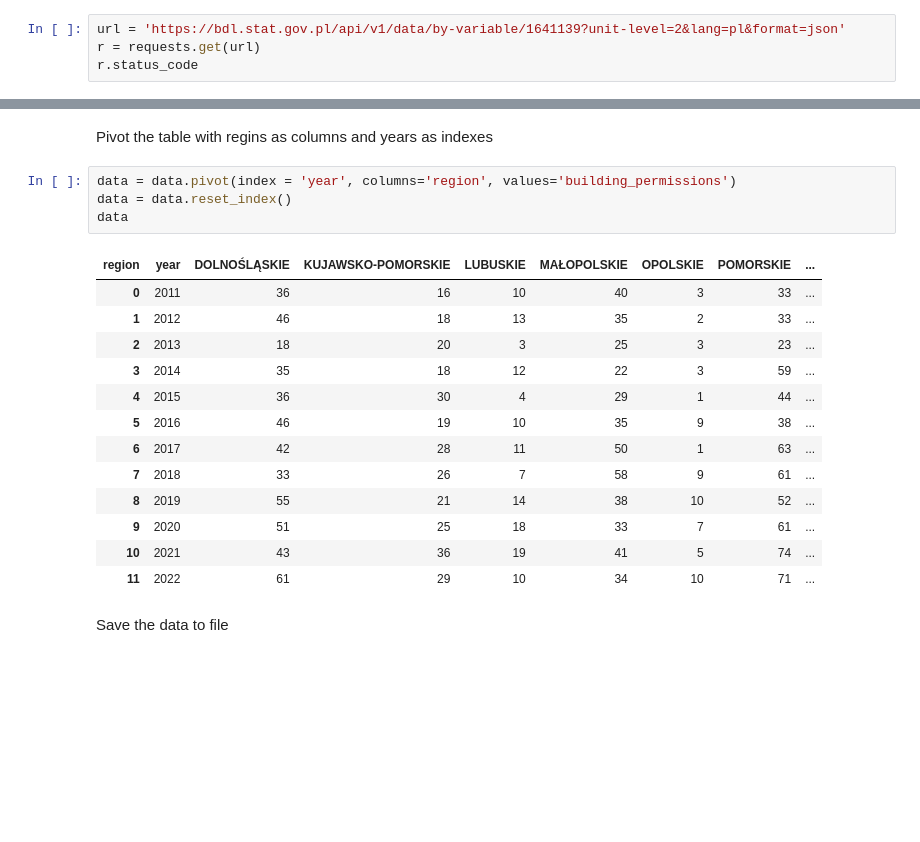
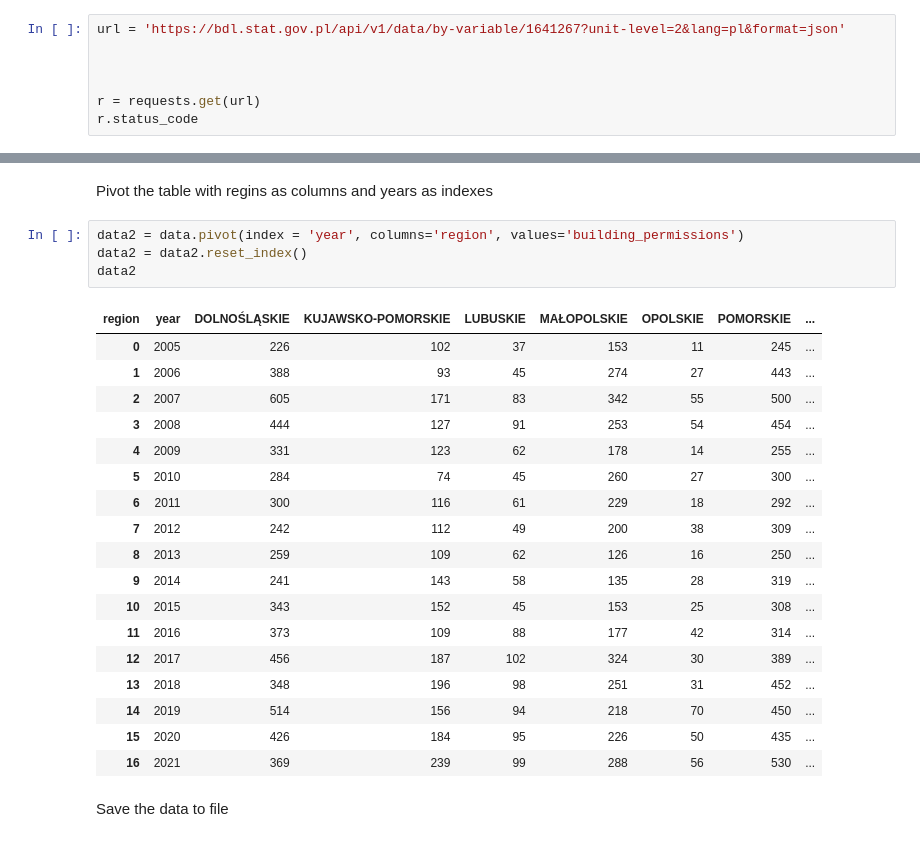
Before and after one commit to tomczykart/housing-market-prediction, a Jupyter notebook: notebooks/import_data.ipynb, the cells around one changed output, grey strips where cells are left out. Cells and saved outputs as stored; diff of their text form; blank space fills up the shorter version.

```diff
--- a/notebooks/import_data.ipynb
+++ b/notebooks/import_data.ipynb
@@ -6,7 +6,10 @@ import requests
 # %% [markdown]
 Lets create a reguest for stat.gov.pl api
 # %%
-url = 'https://bdl.stat.gov.pl/api/v1/data/by-variable/1641139?unit-level=2&lang=pl&format=json'
+url = 'https://bdl.stat.gov.pl/api/v1/data/by-variable/1641267?unit-level=2&lang=pl&format=json'
+
+
+
 r = requests.get(url)
 r.status_code
 # %% [output]
@@ -70,23 +78,28 @@ sns.barplot(data, x=data['year'], y='building_permissions')
 # %% [markdown]
 Pivot the table with regins as columns and years as indexes
 # %%
-data = data.pivot(index = 'year', columns='region', values='building_permissions')
-data = data.reset_index()
-data
+data2 = data.pivot(index = 'year', columns='region', values='building_permissions')
+data2 = data2.reset_index()
+data2
 # %% [output]
 | region | year | DOLNOŚLĄSKIE | KUJAWSKO-POMORSKIE | LUBUSKIE | MAŁOPOLSKIE | OPOLSKIE | POMORSKIE | ... |
-| 0 | 2011 | 36 | 16 | 10 | 40 | 3 | 33 | ... |
-| 1 | 2012 | 46 | 18 | 13 | 35 | 2 | 33 | ... |
-| 2 | 2013 | 18 | 20 | 3 | 25 | 3 | 23 | ... |
-| 3 | 2014 | 35 | 18 | 12 | 22 | 3 | 59 | ... |
-| 4 | 2015 | 36 | 30 | 4 | 29 | 1 | 44 | ... |
-| 5 | 2016 | 46 | 19 | 10 | 35 | 9 | 38 | ... |
-| 6 | 2017 | 42 | 28 | 11 | 50 | 1 | 63 | ... |
-| 7 | 2018 | 33 | 26 | 7 | 58 | 9 | 61 | ... |
-| 8 | 2019 | 55 | 21 | 14 | 38 | 10 | 52 | ... |
-| 9 | 2020 | 51 | 25 | 18 | 33 | 7 | 61 | ... |
-| 10 | 2021 | 43 | 36 | 19 | 41 | 5 | 74 | ... |
-| 11 | 2022 | 61 | 29 | 10 | 34 | 10 | 71 | ... |
+| 0 | 2005 | 226 | 102 | 37 | 153 | 11 | 245 | ... |
+| 1 | 2006 | 388 | 93 | 45 | 274 | 27 | 443 | ... |
+| 2 | 2007 | 605 | 171 | 83 | 342 | 55 | 500 | ... |
+| 3 | 2008 | 444 | 127 | 91 | 253 | 54 | 454 | ... |
+| 4 | 2009 | 331 | 123 | 62 | 178 | 14 | 255 | ... |
+| 5 | 2010 | 284 | 74 | 45 | 260 | 27 | 300 | ... |
+| 6 | 2011 | 300 | 116 | 61 | 229 | 18 | 292 | ... |
+| 7 | 2012 | 242 | 112 | 49 | 200 | 38 | 309 | ... |
+| 8 | 2013 | 259 | 109 | 62 | 126 | 16 | 250 | ... |
+| 9 | 2014 | 241 | 143 | 58 | 135 | 28 | 319 | ... |
+| 10 | 2015 | 343 | 152 | 45 | 153 | 25 | 308 | ... |
+| 11 | 2016 | 373 | 109 | 88 | 177 | 42 | 314 | ... |
+| 12 | 2017 | 456 | 187 | 102 | 324 | 30 | 389 | ... |
+| 13 | 2018 | 348 | 196 | 98 | 251 | 31 | 452 | ... |
+| 14 | 2019 | 514 | 156 | 94 | 218 | 70 | 450 | ... |
+| 15 | 2020 | 426 | 184 | 95 | 226 | 50 | 435 | ... |
+| 16 | 2021 | 369 | 239 | 99 | 288 | 56 | 530 | ... |
 # %% [markdown]
 Save the data to file
 # %%
```
Also changed, not shown: parts of 15 cells of this notebook, 2 other files.
